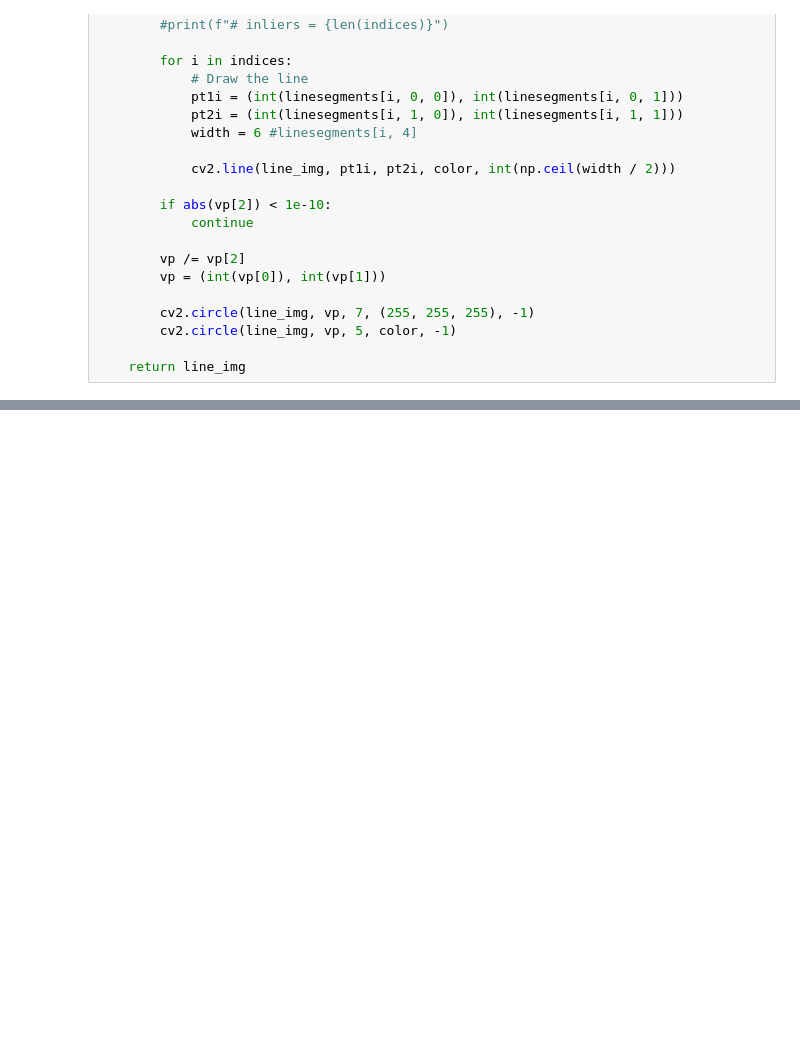
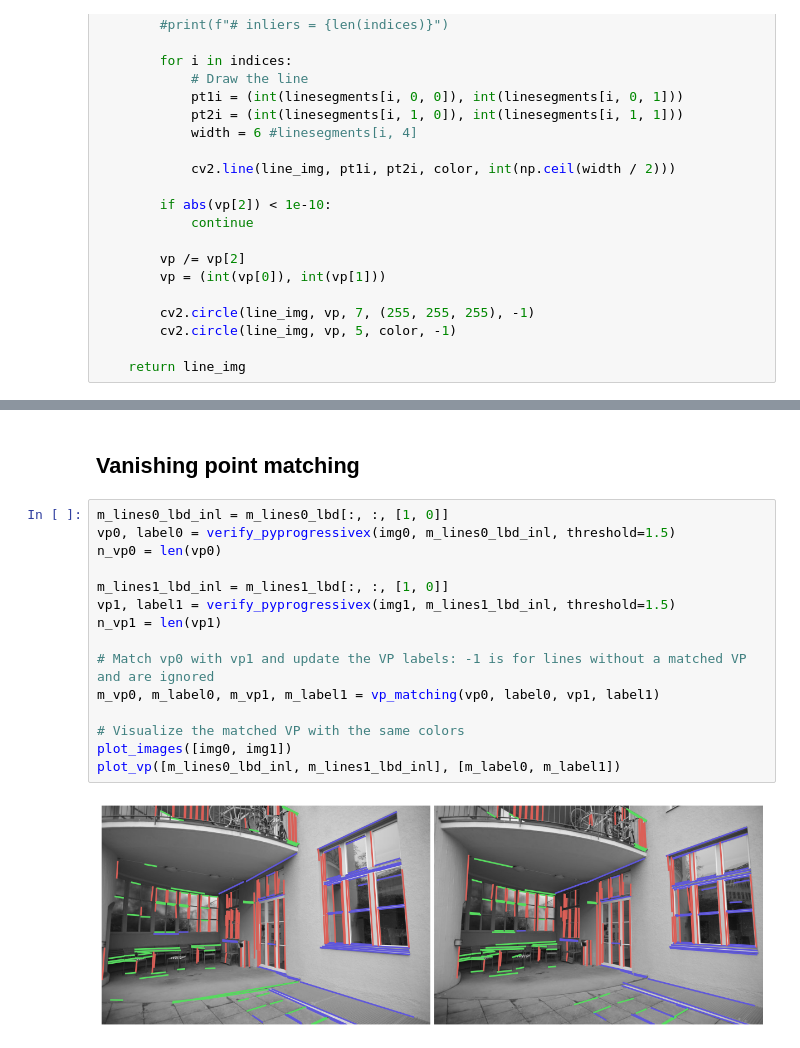
Before and after one commit to danini/robust-line-based-estimator, a Jupyter notebook: examples/multi_vp_from_lines.ipynb, the cells around one changed output, grey strips where cells are left out. Saved outputs shown, nothing was run; the diff lists cells and outputs as text; blank space fills up the shorter version.

Commit message:
VP matching

```diff
--- a/examples/multi_vp_from_lines.ipynb
+++ b/examples/multi_vp_from_lines.ipynb
@@ -180,0 +183,19 @@ if True:
+# %% [markdown]
+## Vanishing point matching
+# %%
+m_lines0_lbd_inl = m_lines0_lbd[:, :, [1, 0]]
+vp0, label0 = verify_pyprogressivex(img0, m_lines0_lbd_inl, threshold=1.5)
+n_vp0 = len(vp0)
+
+m_lines1_lbd_inl = m_lines1_lbd[:, :, [1, 0]]
+vp1, label1 = verify_pyprogressivex(img1, m_lines1_lbd_inl, threshold=1.5)
+n_vp1 = len(vp1)
+
+# Match vp0 with vp1 and update the VP labels: -1 is for lines without a matched VP and are ignored
+m_vp0, m_label0, m_vp1, m_label1 = vp_matching(vp0, label0, vp1, label1)
+
+# Visualize the matched VP with the same colors
+plot_images([img0, img1])
+plot_vp([m_lines0_lbd_inl, m_lines1_lbd_inl], [m_label0, m_label1])
+# %% [output]
+[figure, added]
```
Also changed, not shown: parts of 4 cells of this notebook, 2 other files.
